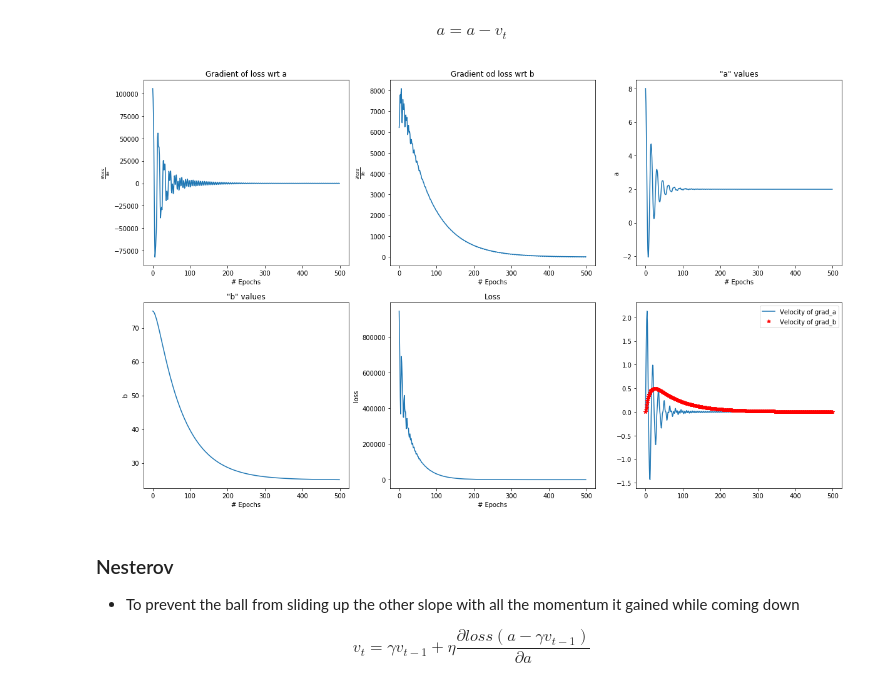
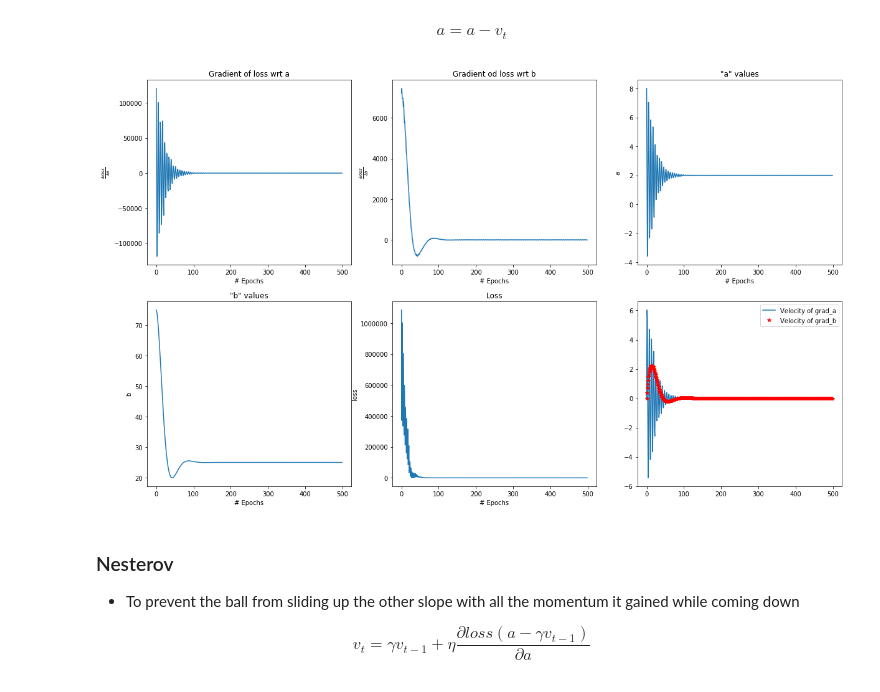
Before and after one commit to falaktheoptimist/gradient_descent_optimizers, a Jupyter notebook: Optimizers Linear Regression example.ipynb, the cells around one changed output. Saved outputs shown, nothing was run; the diff lists cells and outputs as text; code cells hidden in the pictures.

```diff
--- a/Optimizers Linear Regression example.ipynb
+++ b/Optimizers Linear Regression example.ipynb
@@ -172,7 +179,7 @@ def gradient(x, y, a, b):
     loss = sum(temp_err * temp_err)
     grad_a = sum(x * temp_err)
     grad_b = sum(temp_err)
-    return (grad_a, grad_b, loss)
+    return np.array([grad_a, grad_b]), loss
 
 # It does what the name says it does..
 def get_random_batch(x, y, batch_size):
@@ -247,12 +254,12 @@ b_opt = initial_b
 
 for i in range(num_epochs):
     #calculate gradient
-    grad_a, grad_b, loss = gradient(x, y, a_opt, b_opt)
-    abvalue_store[i,:] = [a_opt, b_opt]
+    grad, loss = gradient(J, theta)
+    abvalue_store[i,:] = grad
 
     #update rule
-    a_opt = a_opt - eta * grad_a
-    b_opt = b_opt - eta * grad_b
+    delta_theta = eta * grad
+    theta = theta - delta_theta
 
     # storing them to display later
     grad_store[i,:] = [grad_a, grad_b]
@@ -282,7 +289,7 @@ where $loss_{batch}$ is the loss over the mini batch under process
 initial_a = 8
 initial_b = 75
 num_epochs = 100
-learning_rate = 5e-5
+eta = 5e-5
 batch_size = 150 # Lower this and watch the plots grow messy
 n_batches = int(x.shape[0]/batch_size)
 
@@ -306,8 +313,8 @@ for epoch in range(num_epochs):
         abvalue_store[i,:] = [a_opt, b_opt]
         x_batch, y_batch = get_data_from_batch(x,y, batch_idx)
         grad_a, grad_b, loss = gradient(x_batch, y_batch, a_opt, b_opt)
-        a_opt = a_opt - learning_rate * grad_a
-        b_opt = b_opt - learning_rate * grad_b
+        a_opt = a_opt - eta * grad_a
+        b_opt = b_opt - eta * grad_b
 
         grad_store[i,:] = [grad_a, grad_b]
         loss_store[i] = loss
@@ -334,7 +341,7 @@ $$
 initial_a = 8
 initial_b = 75
 num_epochs = 100
-learning_rate = 5e-5
+eta = 5e-5
 batch_size = 150 # Lower this and watch the plots grow messy
 n_batches = int(x.shape[0]/batch_size)
 gamma = 0.9
@@ -348,34 +355,34 @@ y = y[ix]
 a_opt = initial_a
 b_opt = initial_b
 
 velocity_a = 0
 velocity_b = 0
 
 i=0
 
 for epoch in range(num_epochs):
     for batch_idx in range(n_batches):
         abvalue_store[i,:] = [a_opt, b_opt]
         velocity_store[i,:] = [velocity_a, velocity_b]
 
         x_batch, y_batch = get_data_from_batch(x,y, batch_idx)
 
         grad_a, grad_b, loss = gradient(x_batch, y_batch, a_opt, b_opt)
         velocity_a = gamma* velocity_a + eta * grad_a
         velocity_b = gamma* velocity_b + eta * grad_b
 
         a_opt = a_opt - velocity_a
         b_opt = b_opt - velocity_b
 
         grad_store[i,:] = [grad_a, grad_b]
         loss_store[i] = loss
         i += 1
 
 
 
 plot_all_results(grad_store, abvalue_store, loss_store, velocity_store)
 # %% [output]
-[figure, old version]
+[figure, new version]
 # %% [markdown]
 ### Nesterov
 
```
Also changed, not shown: parts of 5 cells of this notebook.
